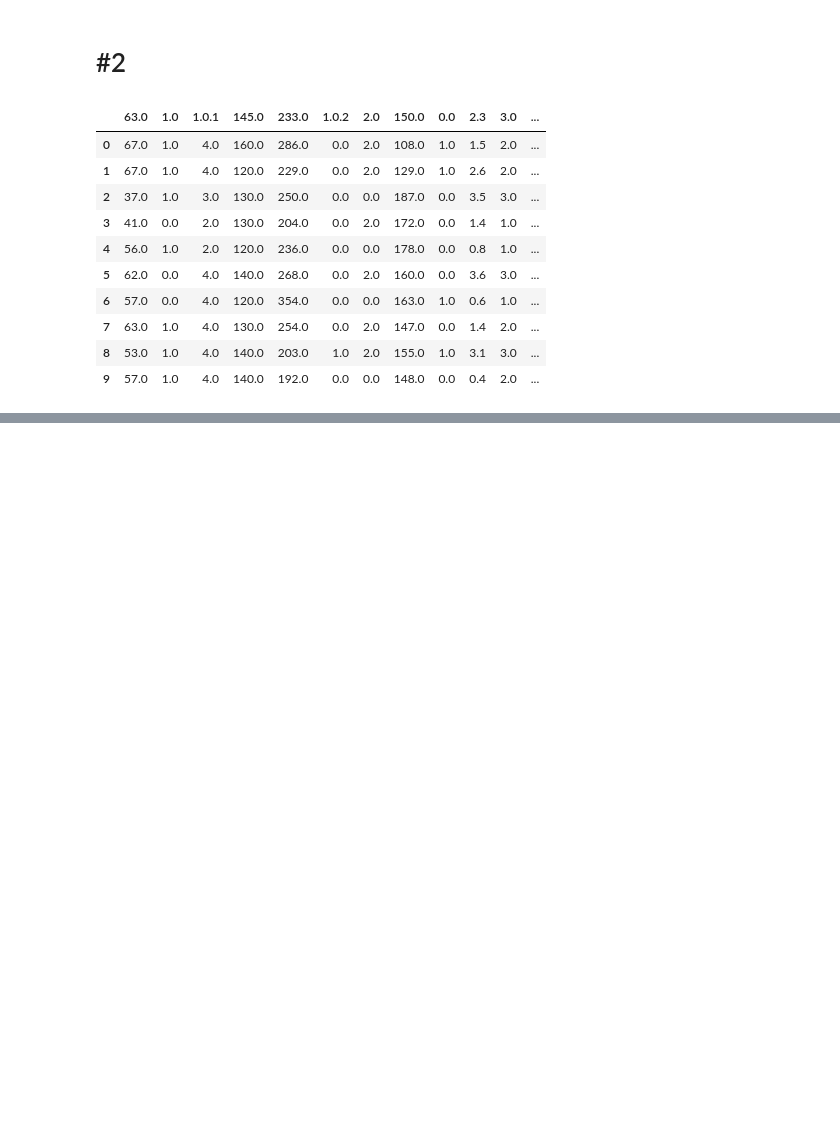
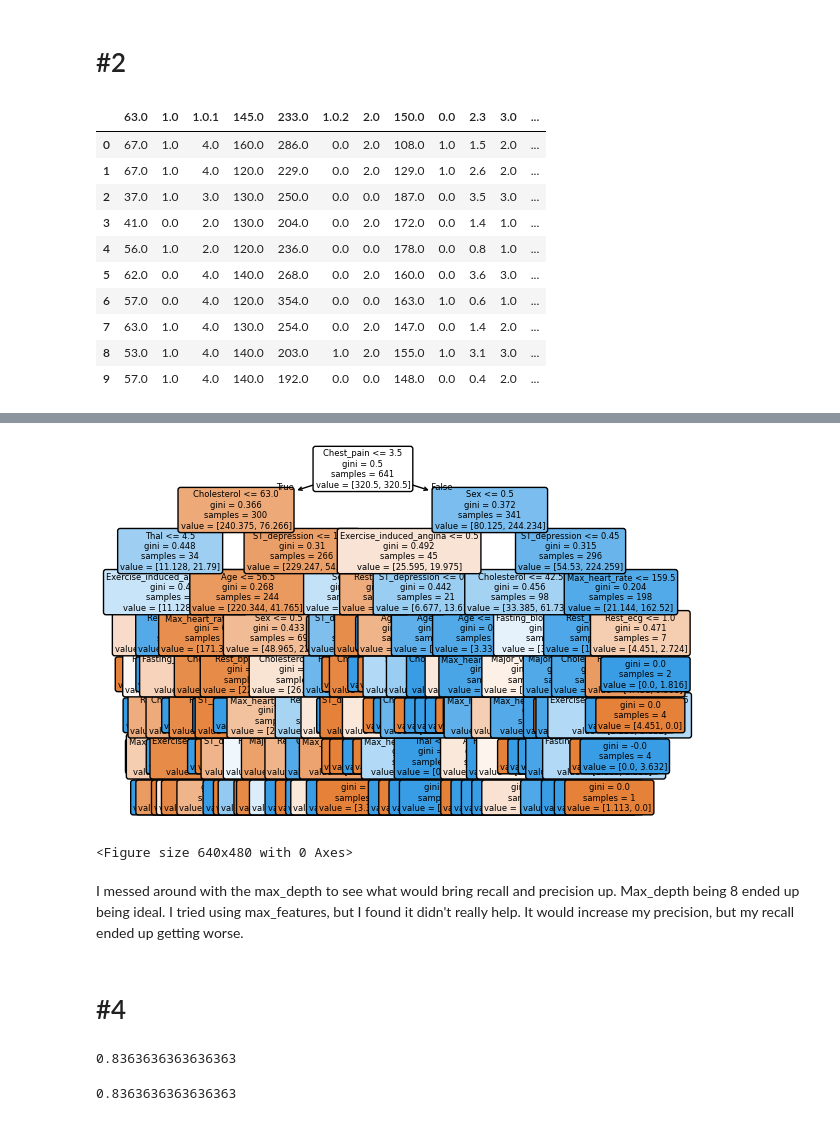
Before and after one commit to tsdandekar24/TanavDandekar_csci_1070_course, a Jupyter notebook: week_10_homework.ipynb, the cells around one changed output, grey strips where cells are left out. Saved outputs shown, nothing was run; the diff lists cells and outputs as text; code cells hidden in the pictures; blank space fills up the shorter version.

```diff
--- a/week_10_homework.ipynb
+++ b/week_10_homework.ipynb
@@ -36,0 +287,29 @@ cleveland_df.head()
+# %%
+import matplotlib.pyplot as plt
+tree.plot_tree(model, feature_names = list(X.columns), filled = True, fontsize = 6, rounded = True)
+plt.show()
+plt.savefig("tree.svg")
+# %% [output]
+[figure, added]
+<Figure size 640x480 with 0 Axes>
+# %% [markdown]
+I messed around with the max_depth to see what would bring recall and precision up. Max_depth being 8 ended up being ideal. I tried using max_features, but I found it didn't really help. It would increase my precision, but my recall ended up getting worse.
+# %% [markdown]
+# #4
+# %%
+from sklearn.ensemble import RandomForestClassifier
+
+rf = RandomForestClassifier(n_estimators = 73, random_state = 42)
+rf = rf.fit(X_train, y_train)
+rf.score(X_test, y_test)
+# %% [output]
+0.8363636363636363
+# %%
+# Method to adjust the rf_score
+def rf_score(estimators, state):
+    rf = RandomForestClassifier(n_estimators = estimators, random_state = state)
+    rf = rf.fit(X_train, y_train)
+    return rf.score(X_test, y_test)
+rf_score(73, 42)
+# %% [output]
+0.8363636363636363
```
Also changed, not shown: parts of 26 cells of this notebook.
